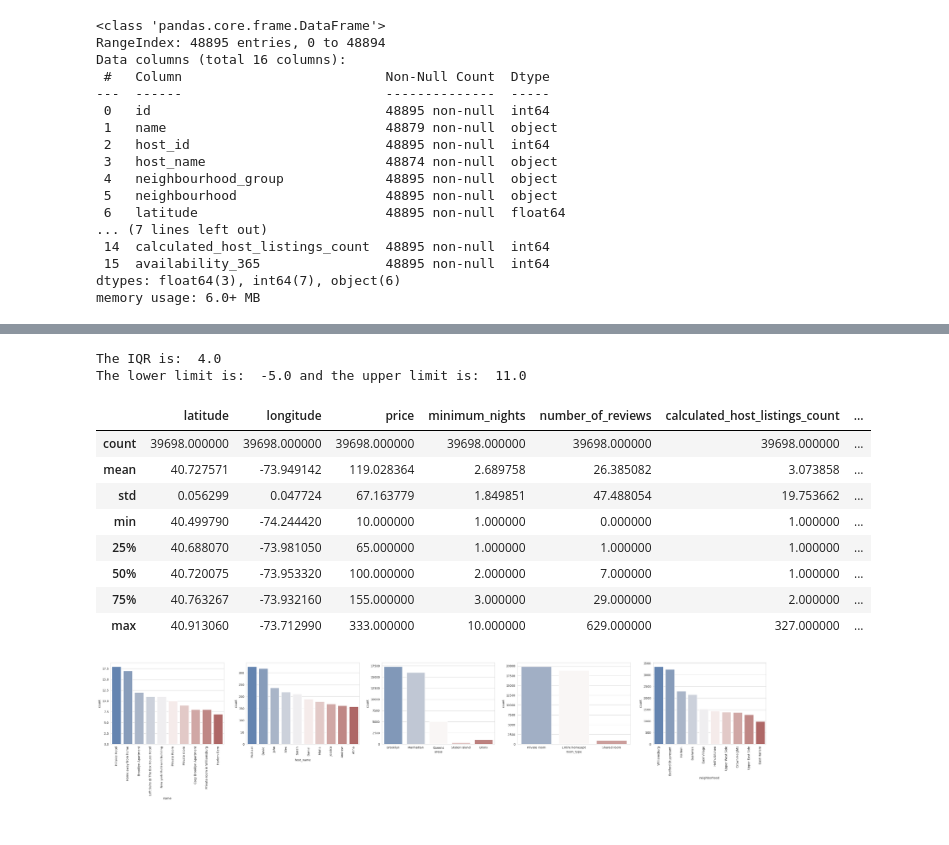
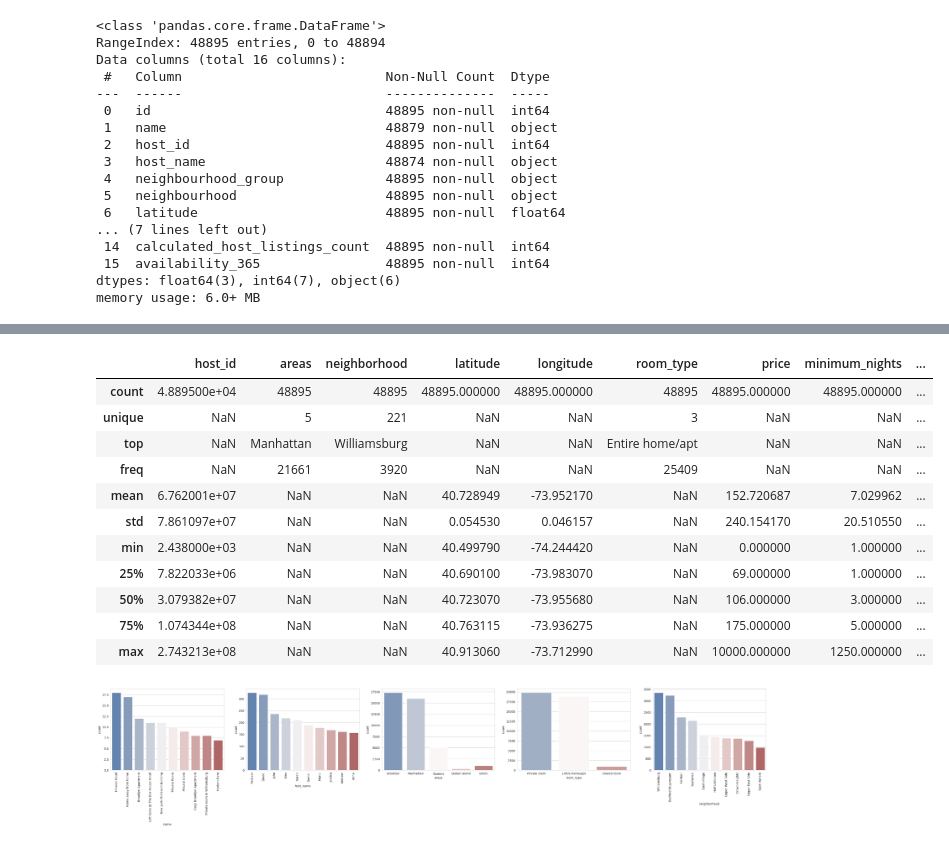
Before and after one commit to fevc08/new_york_city_airbnb_eda, a Jupyter notebook: src/explore.ipynb, the cells around one changed output, grey strips where cells are left out. Saved outputs shown, nothing was run; the diff lists cells and outputs as text; code cells hidden in the pictures.

```diff
--- a/src/explore.ipynb
+++ b/src/explore.ipynb
@@ -117,16 +95,0 @@ plt.show()
-# %%
-# We can see that there are outliers in the column 'price'. We need to remove them with the IQR method
-# First, we need to calculate the IQR
-Q1 = df_airbnb_ny['price'].quantile(0.25)
-Q3 = df_airbnb_ny['price'].quantile(0.75)
-IQR = Q3 - Q1
-print('The IQR is: ',IQR)
-
-# Now, we need to calculate the lower and upper limits
-lower_limit = Q1 - 1.5 * IQR
-upper_limit = Q3 + 1.5 * IQR
-print('The lower limit is: ',lower_limit, 'and the upper limit is: ',upper_limit)
-
-# We need to remove the outliers from the dataset and the 0 values
-df_airbnb_ny = df_airbnb_ny[(df_airbnb_ny['price'] > lower_limit) & (df_airbnb_ny['price'] < upper_limit) & (df_airbnb_ny['price'] != 0)]
-df_airbnb_ny.describe()
@@ -158,31 +96,20 @@ plt.show()
-# %%
-# We can see that there are outliers in the column 'minimum_nights'. We need to remove them with the IQR method
-# First, we need to calculate the IQR
-Q1 = df_airbnb_ny['minimum_nights'].quantile(0.25)
-Q3 = df_airbnb_ny['minimum_nights'].quantile(0.75)
-IQR = Q3 - Q1
-print('The IQR is: ',IQR)
-
-# Now, we need to calculate the lower and upper limits
-lower_limit = Q1 - 1.5 * IQR
-upper_limit = Q3 + 1.5 * IQR
-print('The lower limit is: ',lower_limit, 'and the upper limit is: ',upper_limit)
-
-# We need to remove the outliers from the dataset
-df_airbnb_ny = df_airbnb_ny[(df_airbnb_ny['minimum_nights'] > lower_limit) & (df_airbnb_ny['minimum_nights'] < upper_limit)]
-df_airbnb_ny.describe()
-# %% [output]
-The IQR is:  4.0
-The lower limit is:  -5.0 and the upper limit is:  11.0
-|  | latitude | longitude | price | minimum_nights | number_of_reviews | calculated_host_listings_count | ... |
-| count | 39698.000000 | 39698.000000 | 39698.000000 | 39698.000000 | 39698.000000 | 39698.000000 | ... |
-| mean | 40.727571 | -73.949142 | 119.028364 | 2.689758 | 26.385082 | 3.073858 | ... |
-| std | 0.056299 | 0.047724 | 67.163779 | 1.849851 | 47.488054 | 19.753662 | ... |
-| min | 40.499790 | -74.244420 | 10.000000 | 1.000000 | 0.000000 | 1.000000 | ... |
-| 25% | 40.688070 | -73.981050 | 65.000000 | 1.000000 | 1.000000 | 1.000000 | ... |
-| 50% | 40.720075 | -73.953320 | 100.000000 | 2.000000 | 7.000000 | 1.000000 | ... |
-| 75% | 40.763267 | -73.932160 | 155.000000 | 3.000000 | 29.000000 | 2.000000 | ... |
-| max | 40.913060 | -73.712990 | 333.000000 | 10.000000 | 629.000000 | 327.000000 | ... |
+# %%
+# Now, we have a dataset with 48,895 rows and 7 columns and we can start to explore the data
+# Let's check the distribution of the data
+df_airbnb_ny.describe(include='all')
+# %% [output]
+|  | host_id | areas | neighborhood | latitude | longitude | room_type | price | minimum_nights | ... |
+| count | 4.889500e+04 | 48895 | 48895 | 48895.000000 | 48895.000000 | 48895 | 48895.000000 | 48895.000000 | ... |
+| unique | NaN | 5 | 221 | NaN | NaN | 3 | NaN | NaN | ... |
+| top | NaN | Manhattan | Williamsburg | NaN | NaN | Entire home/apt | NaN | NaN | ... |
+| freq | NaN | 21661 | 3920 | NaN | NaN | 25409 | NaN | NaN | ... |
+| mean | 6.762001e+07 | NaN | NaN | 40.728949 | -73.952170 | NaN | 152.720687 | 7.029962 | ... |
+| std | 7.861097e+07 | NaN | NaN | 0.054530 | 0.046157 | NaN | 240.154170 | 20.510550 | ... |
+| min | 2.438000e+03 | NaN | NaN | 40.499790 | -74.244420 | NaN | 0.000000 | 1.000000 | ... |
+| 25% | 7.822033e+06 | NaN | NaN | 40.690100 | -73.983070 | NaN | 69.000000 | 1.000000 | ... |
+| 50% | 3.079382e+07 | NaN | NaN | 40.723070 | -73.955680 | NaN | 106.000000 | 3.000000 | ... |
+| 75% | 1.074344e+08 | NaN | NaN | 40.763115 | -73.936275 | NaN | 175.000000 | 5.000000 | ... |
+| max | 2.743213e+08 | NaN | NaN | 40.913060 | -73.712990 | NaN | 10000.000000 | 1250.000000 | ... |
 # %%
 # Univariant analysis of the categorical variables
 fig, ax = plt.subplots(1, 5, figsize=(40, 5))
```
Also changed, not shown: parts of 7 cells of this notebook.
